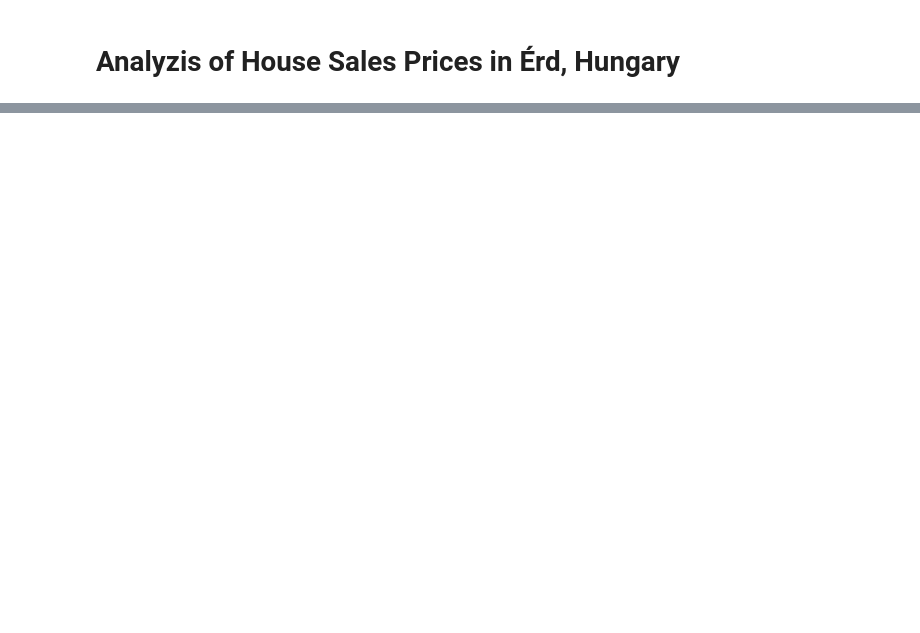
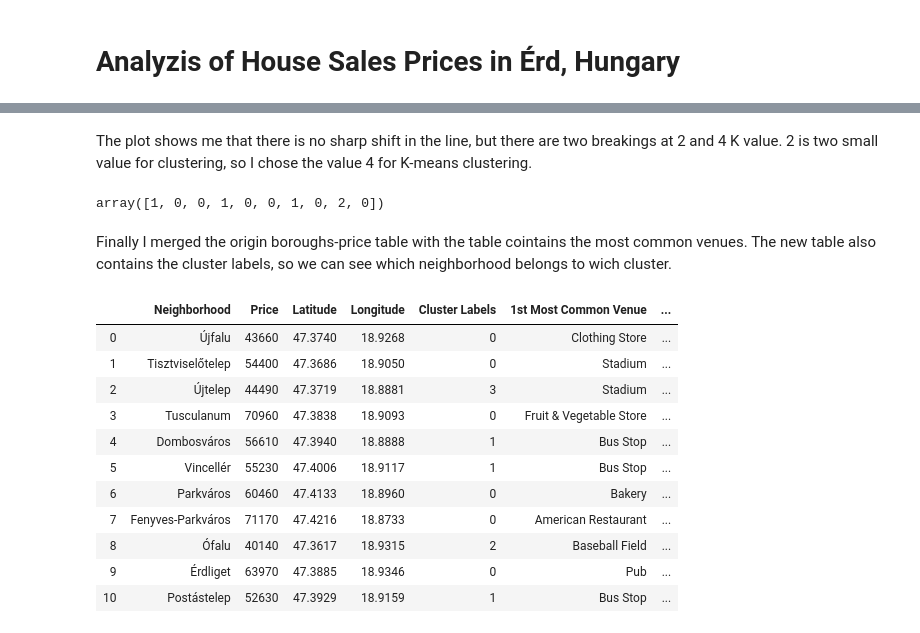
Before and after one commit to andrasneistvankiss/Coursera_Capstone, a Jupyter notebook: House Prices in Erd.ipynb, the cells around one changed output, grey strips where cells are left out. Cells and saved outputs as stored; diff of their text form; code cells hidden in the pictures; blank space fills up the shorter version.

```diff
--- a/House Prices in Erd.ipynb
+++ b/House Prices in Erd.ipynb
@@ -24,0 +345,24 @@ I used the following applications and sources:
+# %%
+erd_grouped_clustering = erd_grouped.drop('Neighborhood', 1)
+
+def cluster_variance(n):
+    variances=[]
+    kmeans=[]
+    outputs=[]
+    K=[i for i in range(1,n+1)]
+
+    for i in range(1,n+1):
+        variance=0
+        model=KMeans(n_clusters=i,random_state=82,verbose=2).fit(erd_grouped_clustering)
+        kmeans.append(model)
+        variances.append(model.inertia_)
+
+    return variances,K,n
+
+variances,K,n=cluster_variance(8)
+
+plt.plot(K,variances)
+plt.ylabel("Inertia ( Total Distance )")
+plt.xlabel("K Value")
+plt.xticks([i for i in range(1,n+1)])
+plt.show()
@@ -24,0 +388,31 @@ I used the following applications and sources:
+# %% [markdown]
+The plot shows me that there is no sharp shift in the line, but there are two breakings at 2 and 4 K value. 2 is two small value for clustering, so I chose the value 4 for K-means clustering.
+# %%
+kclusters = 4
+kmeans = KMeans(n_clusters=kclusters, random_state=0).fit(erd_grouped_clustering)
+kmeans.labels_[0:10]
+# %% [output]
+array([1, 0, 0, 1, 0, 0, 1, 0, 2, 0])
+# %% [markdown]
+Finally I merged the origin boroughs-price table with the table cointains the most common venues.
+The new table also contains the cluster labels, so we can see which neighborhood belongs to wich cluster.
+# %%
+# create a new dataframe that includes the cluster as well as the top 10 venues for each neighborhood
+neighborhoods_venues_sorted.insert(1, 'Cluster Labels', kmeans.labels_)
+erd_price.columns = ['Neighborhood', 'Price', 'Latitude', 'Longitude']
+erd_merged = erd_price
+erd_merged = erd_merged.join(neighborhoods_venues_sorted.set_index('Neighborhood'), on='Neighborhood')
+erd_merged
+# %% [output]
+|  | Neighborhood | Price | Latitude | Longitude | Cluster Labels | 1st Most Common Venue | ... |
+| 0 | Újfalu | 43660 | 47.3740 | 18.9268 | 0 | Clothing Store | ... |
+| 1 | Tisztviselőtelep | 54400 | 47.3686 | 18.9050 | 0 | Stadium | ... |
+| 2 | Újtelep | 44490 | 47.3719 | 18.8881 | 3 | Stadium | ... |
+| 3 | Tusculanum | 70960 | 47.3838 | 18.9093 | 0 | Fruit & Vegetable Store | ... |
+| 4 | Dombosváros | 56610 | 47.3940 | 18.8888 | 1 | Bus Stop | ... |
+| 5 | Vincellér | 55230 | 47.4006 | 18.9117 | 1 | Bus Stop | ... |
+| 6 | Parkváros | 60460 | 47.4133 | 18.8960 | 0 | Bakery | ... |
+| 7 | Fenyves-Parkváros | 71170 | 47.4216 | 18.8733 | 0 | American Restaurant | ... |
+| 8 | Ófalu | 40140 | 47.3617 | 18.9315 | 2 | Baseball Field | ... |
+| 9 | Érdliget | 63970 | 47.3885 | 18.9346 | 0 | Pub | ... |
+| 10 | Postástelep | 52630 | 47.3929 | 18.9159 | 1 | Bus Stop | ... |
```
Also changed, not shown: parts of 45 cells of this notebook.
